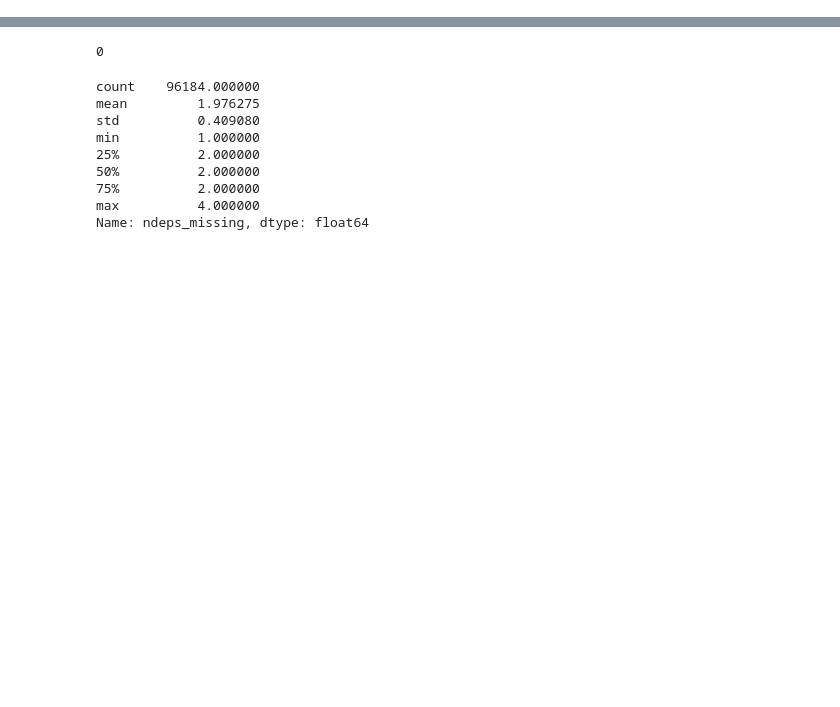
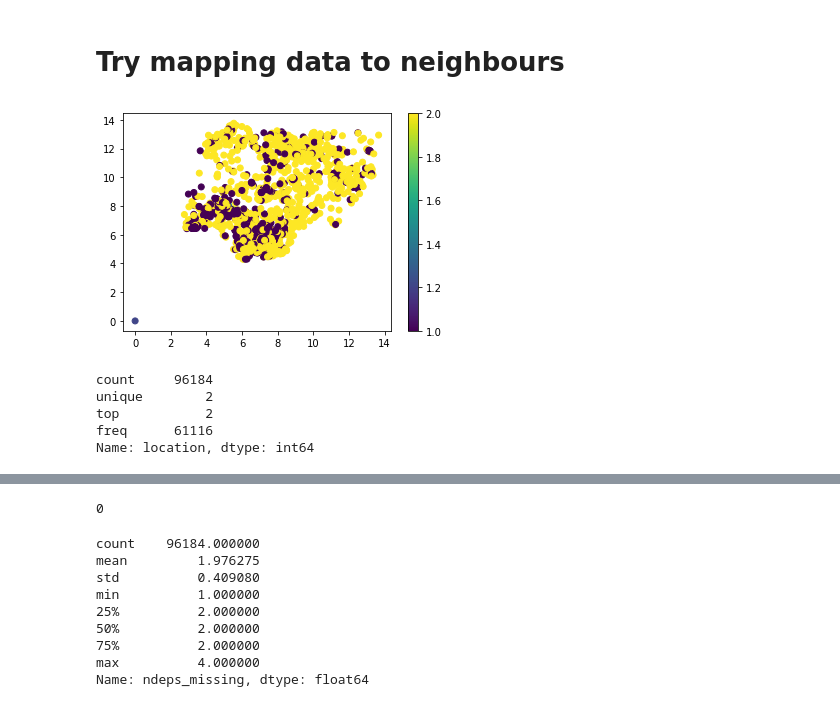
Before and after one commit to DSSGxUK/s22_savethechildren, a Jupyter notebook: notebooks/data_cleaning_v2.ipynb, the cells around one changed output, grey strips where cells are left out. Cells and saved outputs as stored; diff of their text form; code cells hidden in the pictures; blank space fills up the shorter version.

```diff
--- a/notebooks/data_cleaning_v2.ipynb
+++ b/notebooks/data_cleaning_v2.ipynb
@@ -23,0 +28,17 @@ full_nga_data = pd.read_csv("/Users/johnf/Downloads/raw_low_res_dssg/dhs/clean_n
+# %% [markdown]
+# Try mapping data to neighbours
+# %%
+plt.scatter(nga_df.LONGNUM, nga_df.LATNUM, c=nga_df.location)
+plt.colorbar()
+plt.show()
+# %% [output]
+[figure, added]
+# %%
+full_nga_data.location.astype("category").describe()
+# 1 is urban, 2 is rural
+# %% [output]
+count     96184
+unique        2
+top           2
+freq      61116
+Name: location, dtype: int64
```
Also changed, not shown: parts of 32 cells of this notebook, 3 other files.
